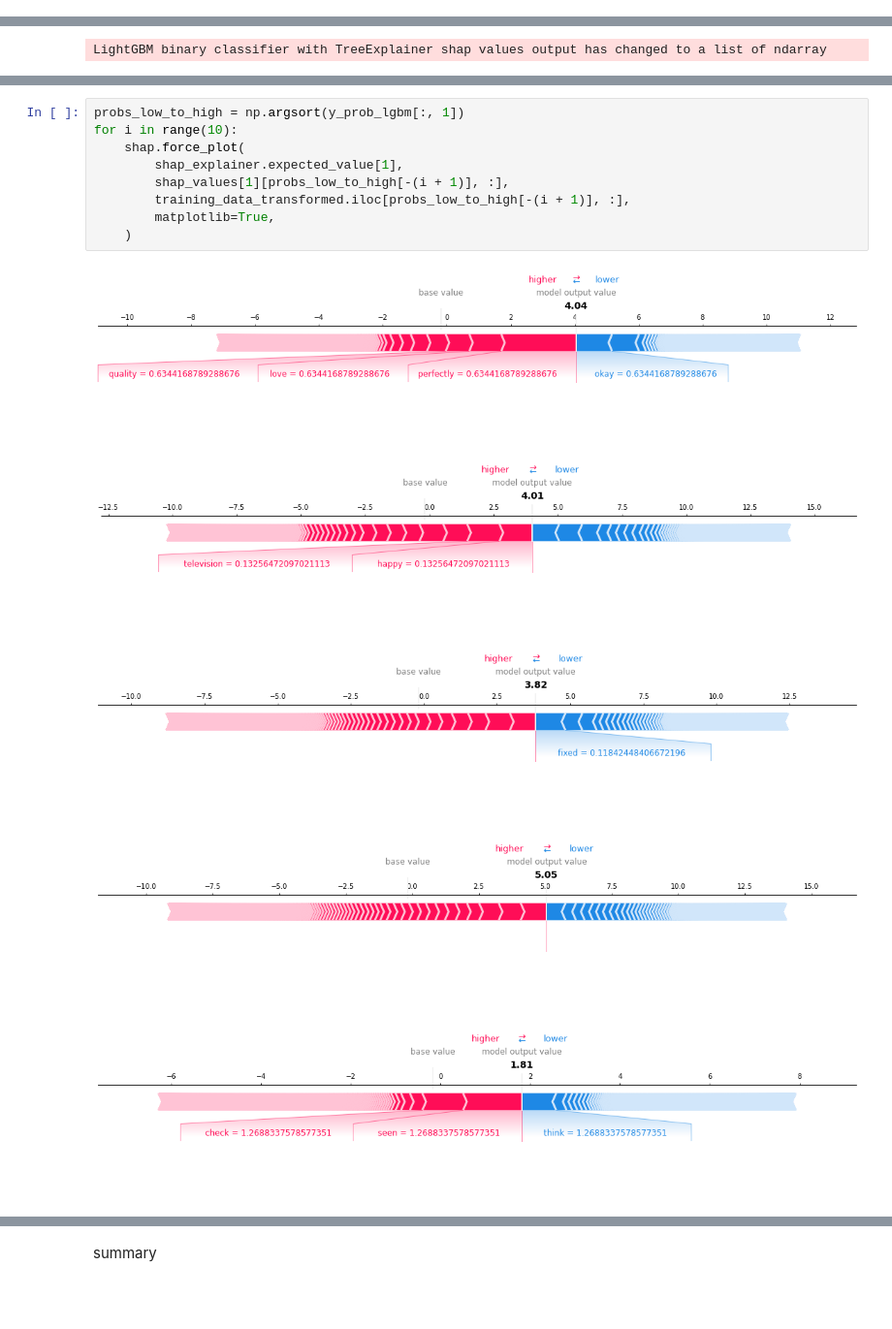
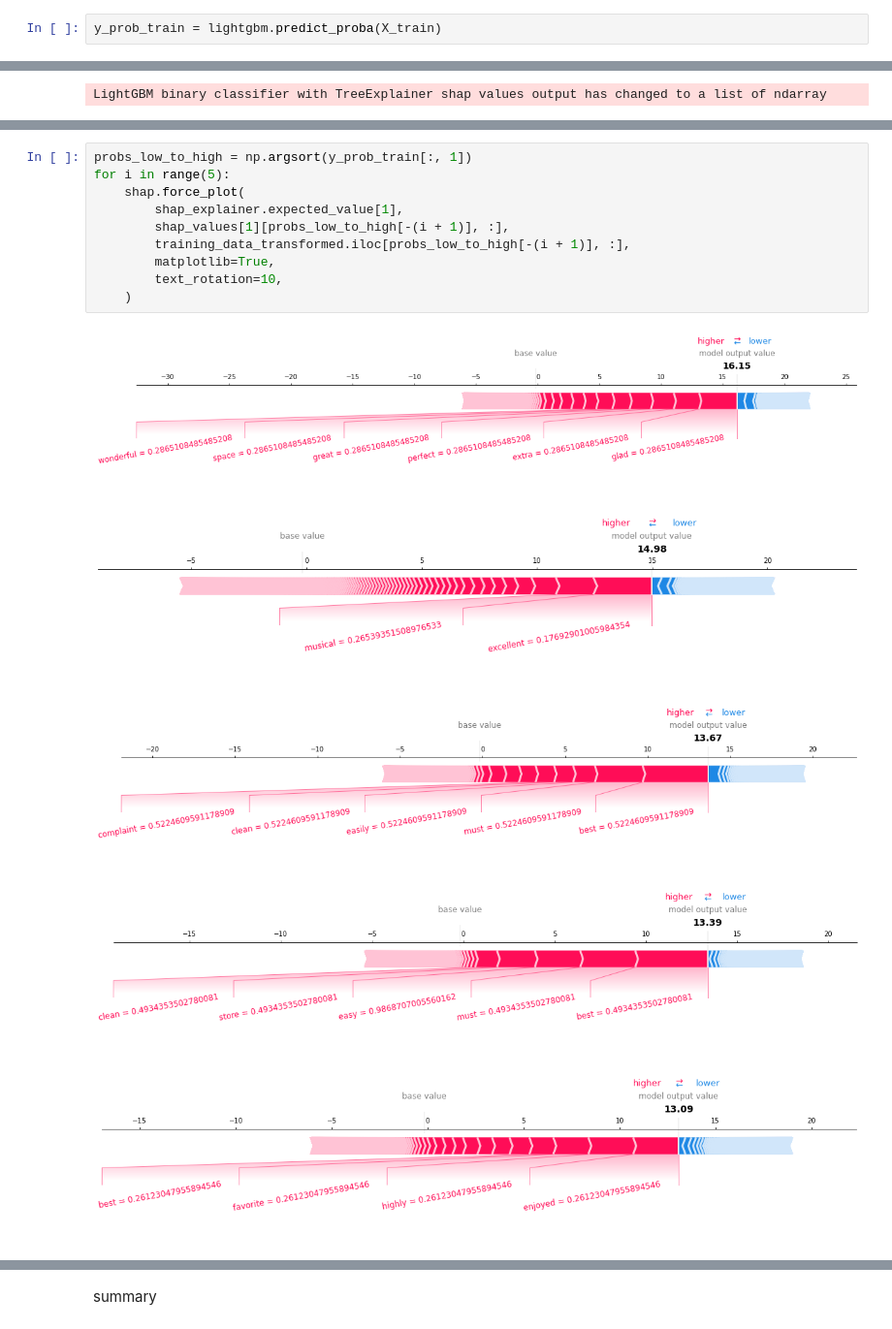
Before and after one commit to chen-bowen/Streamlined_Sentiment_Analysis, a Jupyter notebook: notebooks/Sentiment Analysis Model-TF-IDF.ipynb, the cells around one changed output, grey strips where cells are left out. Shown at 97% size. Cells and saved outputs as stored; diff of their text form; blank space fills up the shorter version.

```diff
--- a/notebooks/Sentiment Analysis Model-TF-IDF.ipynb
+++ b/notebooks/Sentiment Analysis Model-TF-IDF.ipynb
@@ -194,6 +194,8 @@ shap_explainer = shap.TreeExplainer(lightgbm.pipeline.steps[1][1])
 training_data_transformed = lightgbm.pipeline.steps[0][1].transform(X_train)
 # %% [output]
 Setting feature_perturbation = "tree_path_dependent" because no background data was given.
+# %%
+y_prob_train = lightgbm.predict_proba(X_train)
 # %%
 words_index_map = lightgbm.pipeline.steps[0][1].word_to_index_map
 words_index_map = {k: v for k, v in sorted(words_index_map.items(), key=lambda x: x[1])}
@@ -214,15 +216,16 @@ shap.summary_plot(shap_values, training_data_transformed)
 # %%
-probs_low_to_high = np.argsort(y_prob_lgbm[:, 1])
-for i in range(10):
+probs_low_to_high = np.argsort(y_prob_train[:, 1])
+for i in range(5):
     shap.force_plot(
         shap_explainer.expected_value[1],
         shap_values[1][probs_low_to_high[-(i + 1)], :],
         training_data_transformed.iloc[probs_low_to_high[-(i + 1)], :],
         matplotlib=True,
+        text_rotation=10,
     )
 # %% [output]
-[figure, old version]
+[figure, new version]
-[figure, old version]
+[figure, new version]
-[figure, old version]
+[figure, new version]
-[figure, old version]
+[figure, new version]
-[figure, old version]
+[figure, new version]
```
Also changed, not shown: parts of 14 cells of this notebook, 2 other files.
